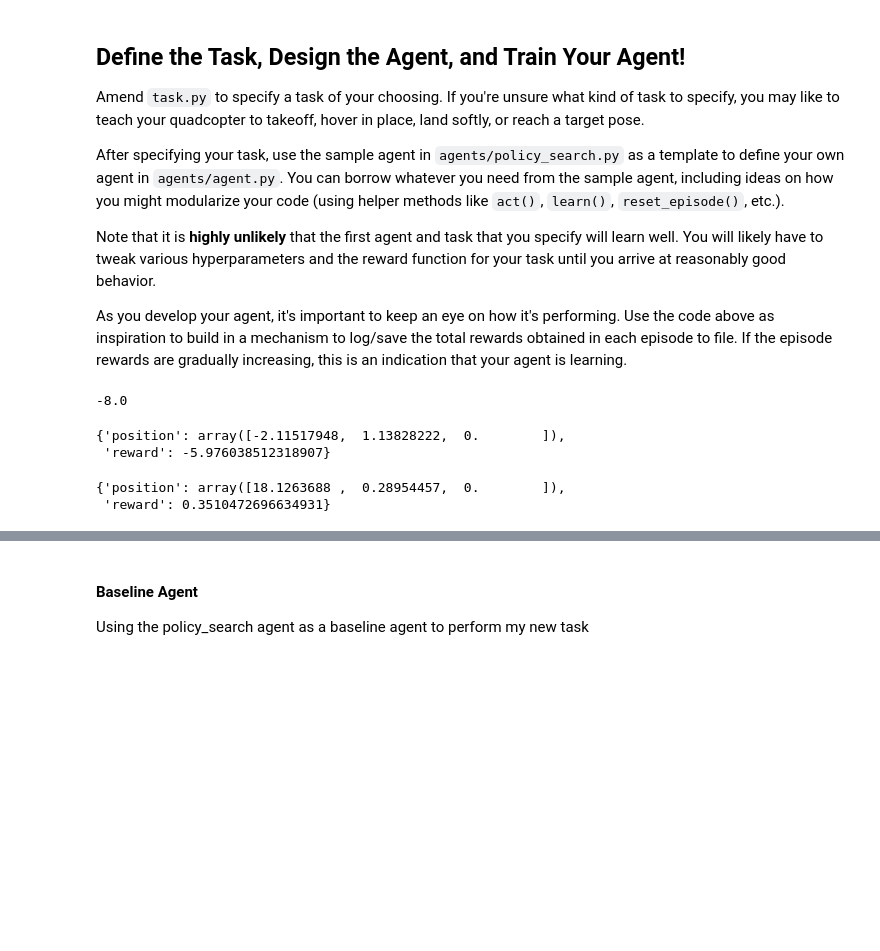
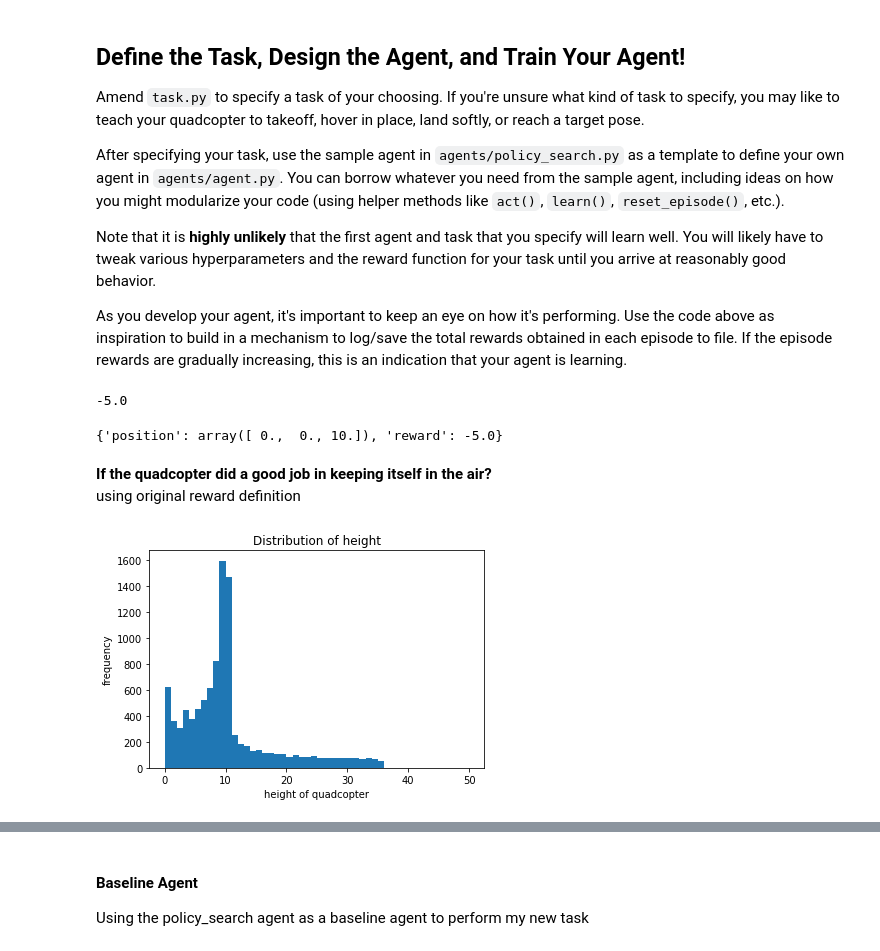
Before and after one commit to zeetaros/rl_quadcopter, a Jupyter notebook: WIP_Quadcopter_Project_CSY.ipynb, the cells around one changed output, grey strips where cells are left out. Cells and saved outputs as stored; diff of their text form; code cells hidden in the pictures; blank space fills up the shorter version.

Commit message:
Add plots to investigate velocities & stability

```diff
--- a/WIP_Quadcopter_Project_CSY.ipynb
+++ b/WIP_Quadcopter_Project_CSY.ipynb
@@ -227,18 +227,24 @@ As you develop your agent, it's important to keep an eye on how it's performing.
 ## TODO: Train your agent here.
 from task import Task
 # target defined here is to let the quadcopter take off and reach a position directly above it's starting point.
-my_task = Task(target_pos=np.array([20., 0., 0.]) )
+my_task = Task(target_pos=np.array([20., 0., 10]) )
 my_task.get_reward()
 # %% [output]
--8.0
+-5.0
 # %%
 my_task.current_coord
 # %% [output]
-{'position': array([-2.11517948,  1.13828222,  0.        ]),
- 'reward': -5.976038512318907}
+{'position': array([ 0.,  0., 10.]), 'reward': -5.0}
-# %%
-my_task.coords_log
-my_task.best_coord
-# %% [output]
-{'position': array([18.1263688 ,  0.28954457,  0.        ]),
- 'reward': 0.3510472696634931}
+# %% [markdown]
+__If the quadcopter did a good job in keeping itself in the air?__
+using original reward definition
+# %%
+my_task.coords_log
+# my_task.best_coord
+plt.hist([c['position'][2] for c in my_task.coords_log], bins=50, range=[0,50])
+plt.title('Distribution of height')
+plt.xlabel('height of quadcopter')
+plt.ylabel('frequency')
+plt.show()
+# %% [output]
+[figure, added]
```
Also changed, not shown: parts of 6 cells of this notebook.
